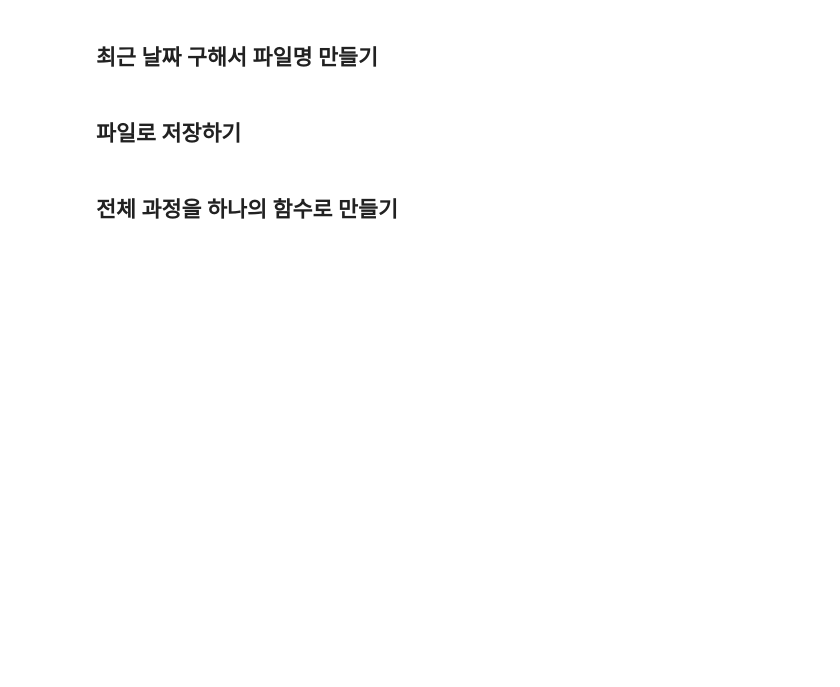
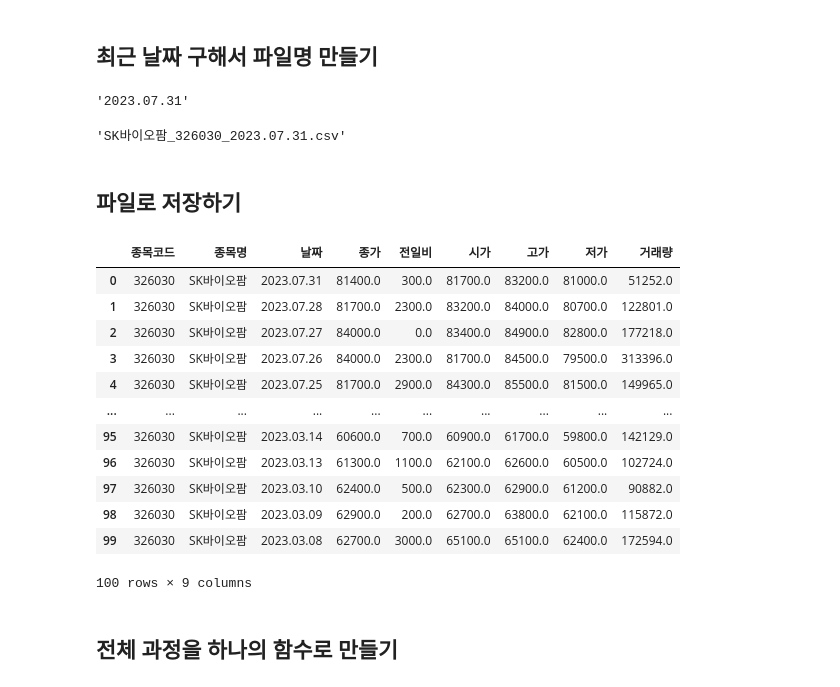
Before and after one commit to jamjamzo/finance-data-analysis, a Jupyter notebook: 3.3 네이버금융 개별종목 수집-input.ipynb, the cells around one changed output. Saved outputs shown, nothing was run; the diff lists cells and outputs as text; code cells hidden in the pictures; blank space fills up the shorter version.

```diff
--- a/3.3 네이버금융 개별종목 수집-input.ipynb
+++ b/3.3 네이버금융 개별종목 수집-input.ipynb
@@ -173,10 +383,16 @@ cols = ['종목코드', '종목명', '날짜', '종가', '전일비', '시가',
 ## 최근 날짜 구해서 파일명 만들기
 # %%
 # 날짜 column의 첫 row값 확인
-# date
+date = df.iloc[0]["날짜"]
+date
+# %% [output]
+'2023.07.31'
 # %%
 # 종목명, 종목코드, 날짜를 이름으로 하는 csv 파일명 만들기
-# file_name
+file_name = f"{item_name}_{item_code}_{date}.csv"
+file_name
+# %% [output]
+'SK바이오팜_326030_2023.07.31.csv'
 # %% [markdown]
 ## 파일로 저장하기
 # %%
@@ -185,4 +402,19 @@ cols = ['종목코드', '종목명', '날짜', '종가', '전일비', '시가',
 # %%
 # 제대로 저장되었는지 파일을 읽어서 확인합니다.
+pd.read_csv(file_name)
+# %% [output]
+|  | 종목코드 | 종목명 | 날짜 | 종가 | 전일비 | 시가 | 고가 | 저가 | 거래량 |
+| 0 | 326030 | SK바이오팜 | 2023.07.31 | 81400.0 | 300.0 | 81700.0 | 83200.0 | 81000.0 | 51252.0 |
+| 1 | 326030 | SK바이오팜 | 2023.07.28 | 81700.0 | 2300.0 | 83200.0 | 84000.0 | 80700.0 | 122801.0 |
+| 2 | 326030 | SK바이오팜 | 2023.07.27 | 84000.0 | 0.0 | 83400.0 | 84900.0 | 82800.0 | 177218.0 |
+| 3 | 326030 | SK바이오팜 | 2023.07.26 | 84000.0 | 2300.0 | 81700.0 | 84500.0 | 79500.0 | 313396.0 |
+| 4 | 326030 | SK바이오팜 | 2023.07.25 | 81700.0 | 2900.0 | 84300.0 | 85500.0 | 81500.0 | 149965.0 |
+| ... | ... | ... | ... | ... | ... | ... | ... | ... | ... |
+| 95 | 326030 | SK바이오팜 | 2023.03.14 | 60600.0 | 700.0 | 60900.0 | 61700.0 | 59800.0 | 142129.0 |
+| 96 | 326030 | SK바이오팜 | 2023.03.13 | 61300.0 | 1100.0 | 62100.0 | 62600.0 | 60500.0 | 102724.0 |
+| 97 | 326030 | SK바이오팜 | 2023.03.10 | 62400.0 | 500.0 | 62300.0 | 62900.0 | 61200.0 | 90882.0 |
+| 98 | 326030 | SK바이오팜 | 2023.03.09 | 62900.0 | 200.0 | 62700.0 | 63800.0 | 62100.0 | 115872.0 |
+| 99 | 326030 | SK바이오팜 | 2023.03.08 | 62700.0 | 3000.0 | 65100.0 | 65100.0 | 62400.0 | 172594.0 |
+100 rows × 9 columns
 # %% [markdown]
 ## 전체 과정을 하나의 함수로 만들기
```
Also changed, not shown: parts of 30 cells of this notebook, 2 other files.
